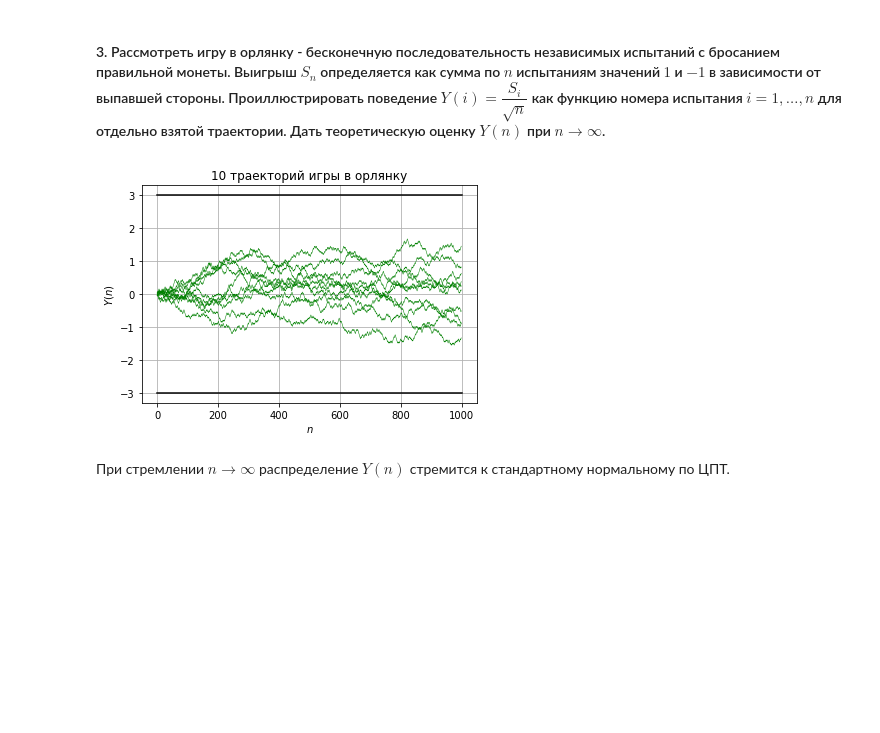
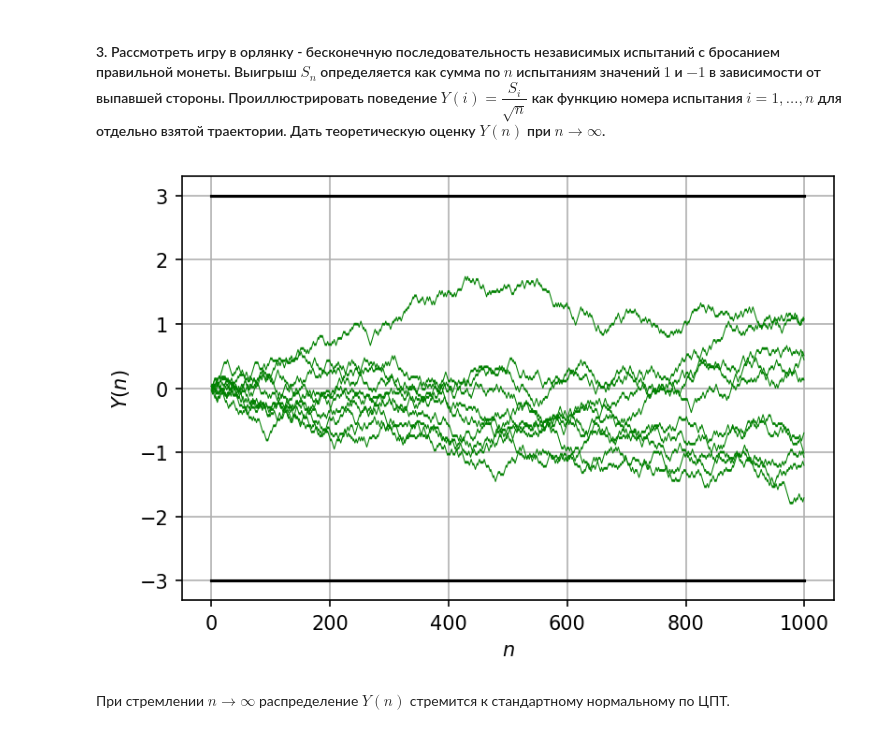
Before and after one commit to MrG1raffe/Stochastic_prac, a Jupyter notebook: StochAn_pt1.ipynb, the cells around one changed output. Cells and saved outputs as stored; diff of their text form; code cells hidden in the pictures; blank space fills up the shorter version.

```diff
--- a/StochAn_pt1.ipynb
+++ b/StochAn_pt1.ipynb
@@ -88,18 +104,22 @@ plt.show()
 # %% [markdown]
 #### 3. Рассмотреть игру в орлянку - бесконечную последовательность независимых испытаний с бросанием правильной монеты. Выигрыш $S_n$ определяется как сумма по $n$ испытаниям значений $1$ и $-1$ в зависимости от выпавшей стороны. Проиллюстрировать поведение $Y(i) = \dfrac{S_i}{\sqrt{n}}$ как функцию номера испытания $i = 1, \ldots, n$ для отдельно взятой траектории. Дать теоретическую оценку $Y(n)$ при $n \to \infty$.
 # %%
+fig, ax = plt.subplots()
+fig.dpi = 150
+
 n = 1000
 for i in range(0, 10):
     s_n = (2 * bern_rnd(0.5, n) - 1).cumsum()
-    plt.plot(s_n / np.sqrt(n), 'g', lw=0.5)
-plt.plot([0, n], [3, 3], 'k', [0, n], [-3, -3], 'k')
-plt.title('10 траекторий игры в орлянку')
-plt.xlabel(r'$n$')
-plt.ylabel(r'$Y(n)$')
-plt.grid()
-plt.show()
+    ax.plot(s_n / np.sqrt(n), 'g', lw=0.5)
+ax.plot([0, n], [3, 3], 'k', [0, n], [-3, -3], 'k')
+#plt.title('10 траекторий игры в орлянку')
+ax.set_xlabel(r'$n$')
+ax.set_ylabel(r'$Y(n)$')
+ax.grid()
+
+fig.savefig('/home/mr_giraffe/Documents/StochAn_prac/Report/1_4.pdf', bbox_inches='tight')
 # %% [output]
-[figure, old version]
+[figure, new version]
 # %% [markdown]
 При стремлении $n \to \infty$ распределение $Y(n)$ стремится к стандартному нормальному по ЦПТ.
 # %%
```
Also changed, not shown: parts of 32 cells of this notebook, 52 other files.
